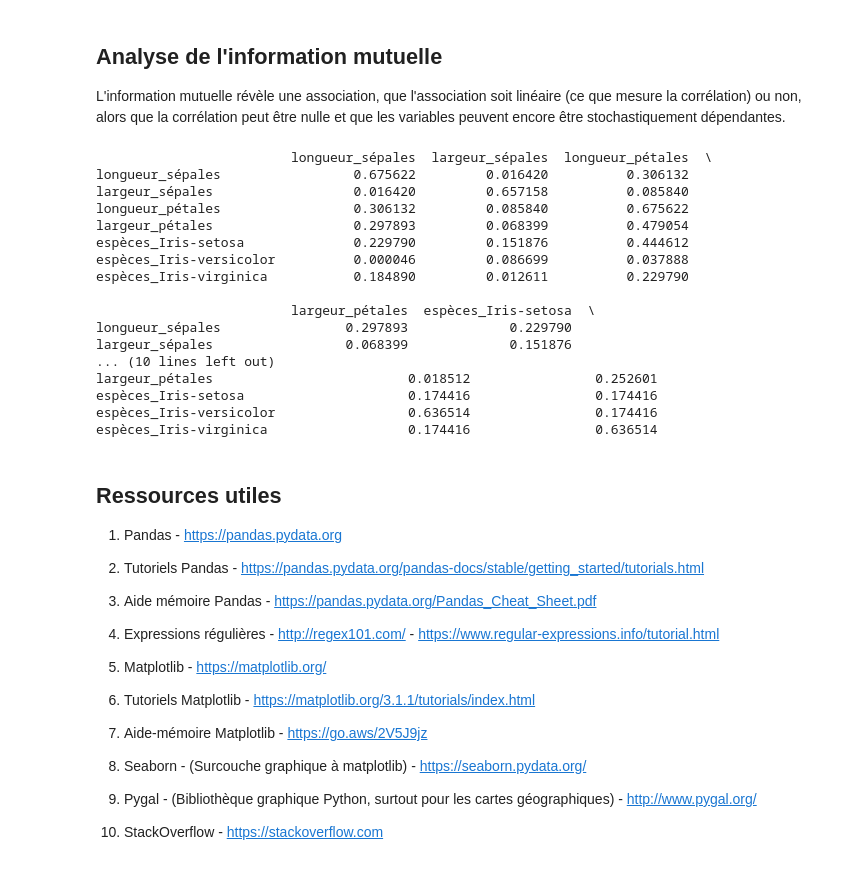
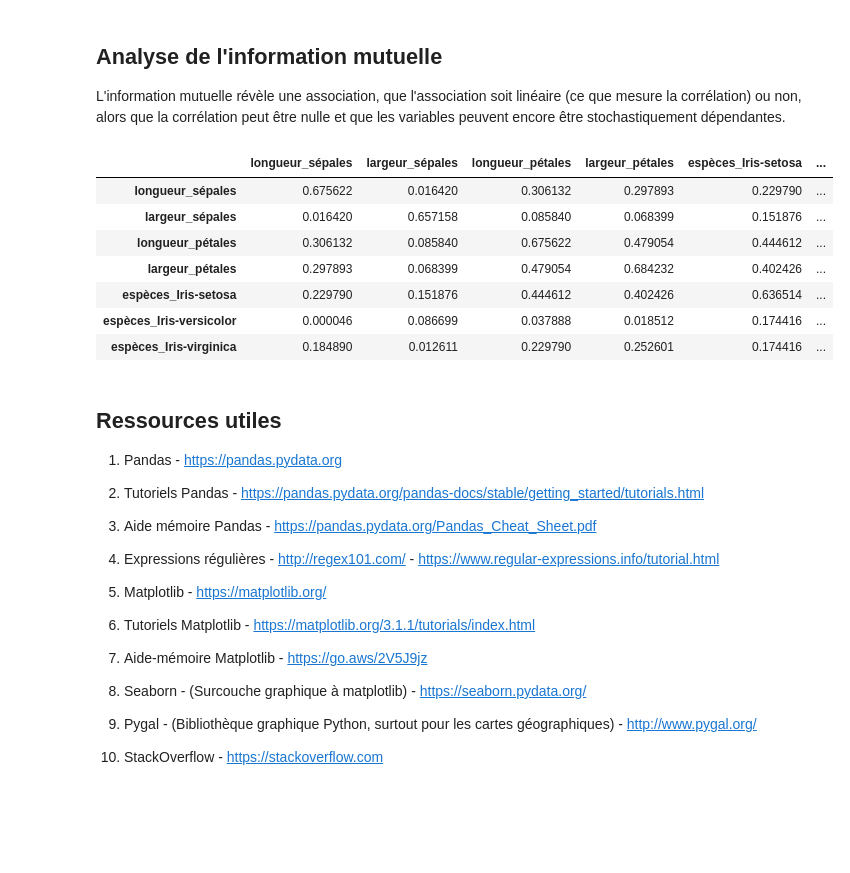
Before and after one commit to ClaudeCoulombe/VIARENA, a Jupyter notebook: Labos/Lab-Iris/SurvolSciencesDesDonnees-Iris.ipynb, the cells around one changed output. Saved outputs shown, nothing was run; the diff lists cells and outputs as text; code cells hidden in the pictures; blank space fills up the shorter version.

```diff
--- a/Labos/Lab-Iris/SurvolSciencesDesDonnees-Iris.ipynb
+++ b/Labos/Lab-Iris/SurvolSciencesDesDonnees-Iris.ipynb
@@ -691,49 +691,40 @@ L'information mutuelle révèle une association, que l'association soit linéair
 # %%
 # Code from: Entropy in machine learning - may 06 2019 - Francesco Gadaleta
 # https://gist.github.com/rlangone/71d93b68d38a89c6722f414fc96f4792
 
 # Import libraries
 import pandas as pd
 import numpy as np
 from scipy.stats import iqr
 from numpy import histogram2d
 from sklearn.metrics import mutual_info_score
 
 # Define mutual information function
 def minfo(x, y):
     # Compute mutual information between x and y
     bins_x = max(2,int(2*iqr(x)*len(x)**-(1/3))) # use Freedman-Diaconis's Rule of thumb
     bins_y = max(2,int(2*iqr(y)*len(y)**-(1/3)))
     c_xy = histogram2d(x, y, [bins_x,bins_y])[0]
     mi = mutual_info_score(None, None, contingency=c_xy)
     return mi
 
 # Build MI matrix
 num_features = donnees_iris_df.shape[1]
 MI_matrix = np.zeros((num_features,num_features))
 for i,col_i in enumerate(donnees_iris_df):
     for j,col_j in enumerate(donnees_iris_df):
         MI_matrix[i,j] = minfo(donnees_iris_df[col_i],donnees_iris_df[col_j])
 MI_df = pd.DataFrame(MI_matrix,columns = donnees_iris_df.columns, index = donnees_iris_df.columns)
-print(MI_df)
+MI_df
 # %% [output]
-                         longueur_sépales  largeur_sépales  longueur_pétales  \
-longueur_sépales                 0.675622         0.016420          0.306132
-largeur_sépales                  0.016420         0.657158          0.085840
-longueur_pétales                 0.306132         0.085840          0.675622
-largeur_pétales                  0.297893         0.068399          0.479054
-espèces_Iris-setosa              0.229790         0.151876          0.444612
-espèces_Iris-versicolor          0.000046         0.086699          0.037888
-espèces_Iris-virginica           0.184890         0.012611          0.229790
-
-                         largeur_pétales  espèces_Iris-setosa  \
-longueur_sépales                0.297893             0.229790
-largeur_sépales                 0.068399             0.151876
-... (10 lines left out)
-largeur_pétales                         0.018512                0.252601
-espèces_Iris-setosa                     0.174416                0.174416
-espèces_Iris-versicolor                 0.636514                0.174416
-espèces_Iris-virginica                  0.174416                0.636514
+|  | longueur_sépales | largeur_sépales | longueur_pétales | largeur_pétales | espèces_Iris-setosa | ... |
+| longueur_sépales | 0.675622 | 0.016420 | 0.306132 | 0.297893 | 0.229790 | ... |
+| largeur_sépales | 0.016420 | 0.657158 | 0.085840 | 0.068399 | 0.151876 | ... |
+| longueur_pétales | 0.306132 | 0.085840 | 0.675622 | 0.479054 | 0.444612 | ... |
+| largeur_pétales | 0.297893 | 0.068399 | 0.479054 | 0.684232 | 0.402426 | ... |
+| espèces_Iris-setosa | 0.229790 | 0.151876 | 0.444612 | 0.402426 | 0.636514 | ... |
+| espèces_Iris-versicolor | 0.000046 | 0.086699 | 0.037888 | 0.018512 | 0.174416 | ... |
+| espèces_Iris-virginica | 0.184890 | 0.012611 | 0.229790 | 0.252601 | 0.174416 | ... |
 # %% [markdown]
 ## Ressources utiles
 
```
